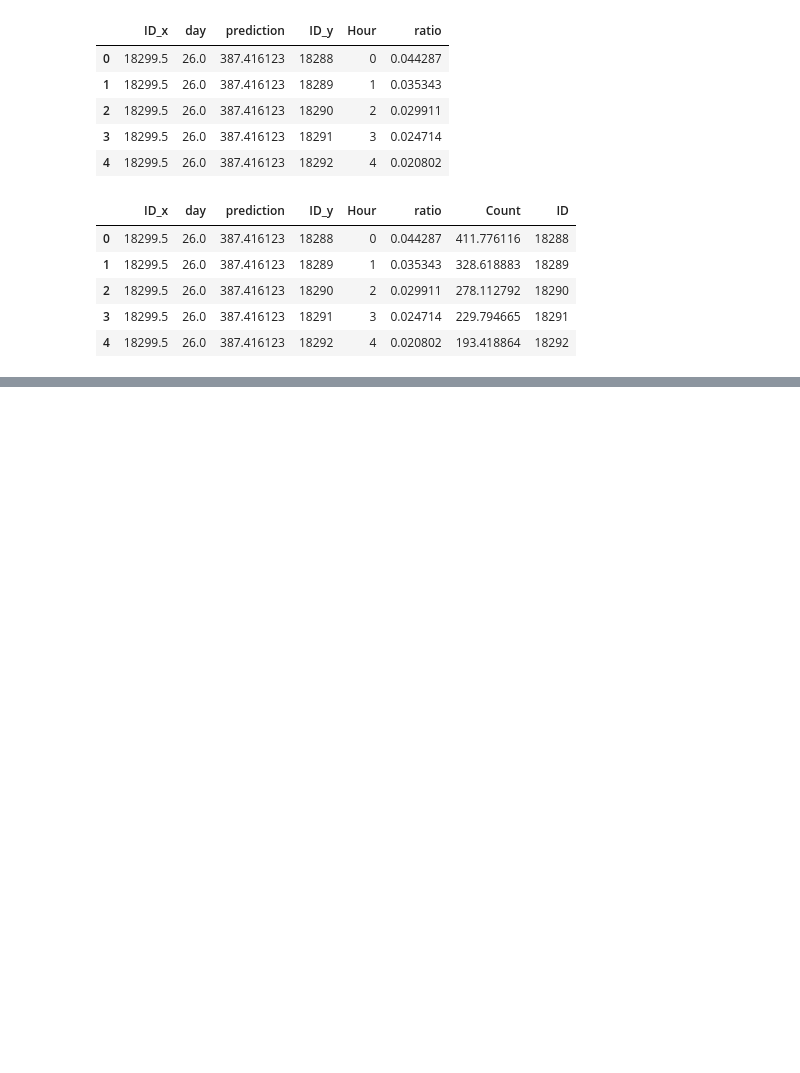
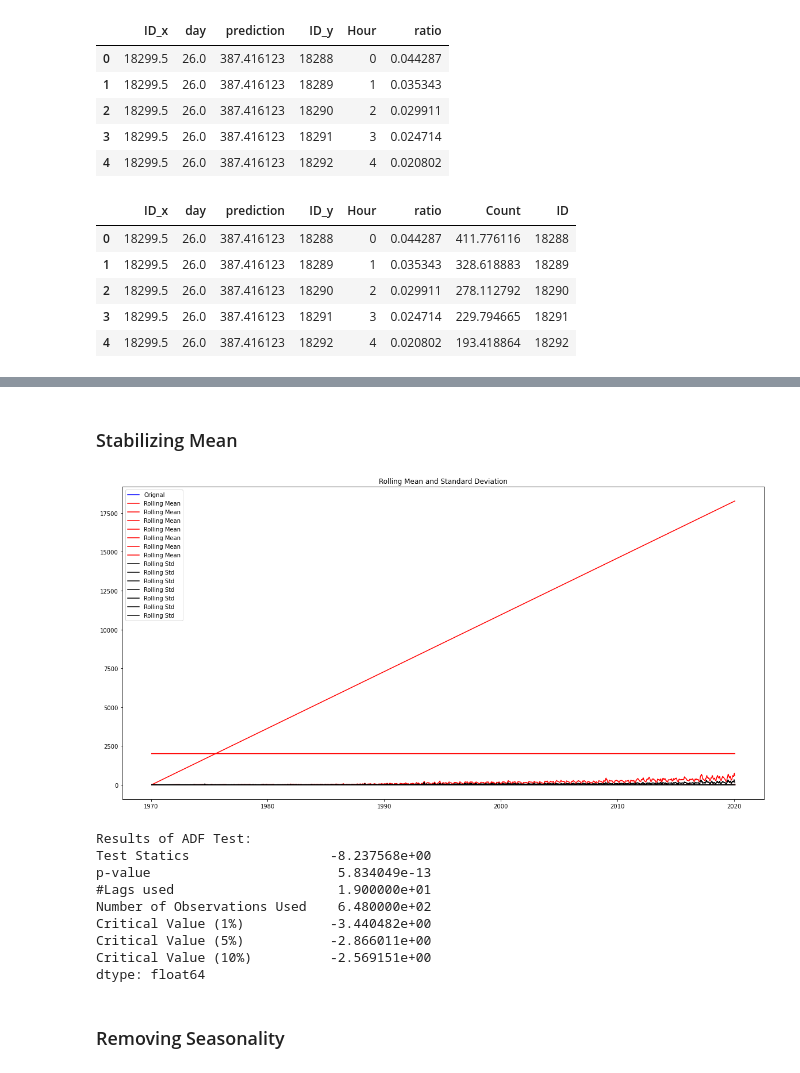
Before and after one commit to AnshuLodha007/Unicorn_Hackathon, a Jupyter notebook: Solution.ipynb, the cells around one changed output, grey strips where cells are left out. Saved outputs shown, nothing was run; the diff lists cells and outputs as text; code cells hidden in the pictures; blank space fills up the shorter version.

```diff
--- a/Solution.ipynb
+++ b/Solution.ipynb
@@ -710,0 +814,20 @@ pd.DataFrame(submission, columns = ['ID', 'Count']).to_csv(fr'C:\Dropbox\GenAI\A
+# %% [markdown]
+### Stabilizing Mean
+# %%
+# Stabilizig the mean by doing a series wide shift substraction.
+
+train_log_diff = Train_log - Train_log.shift(1)
+test_stationarity(train_log_diff.dropna())
+# %% [output]
+[figure, added]
+Results of ADF Test:
+Test Statics                  -8.237568e+00
+p-value                        5.834049e-13
+#Lags used                     1.900000e+01
+Number of Observations Used    6.480000e+02
+Critical Value (1%)           -3.440482e+00
+Critical Value (5%)           -2.866011e+00
+Critical Value (10%)          -2.569151e+00
+dtype: float64
+# %% [markdown]
+### Removing Seasonality
```
Also changed, not shown: parts of 16 cells of this notebook.
